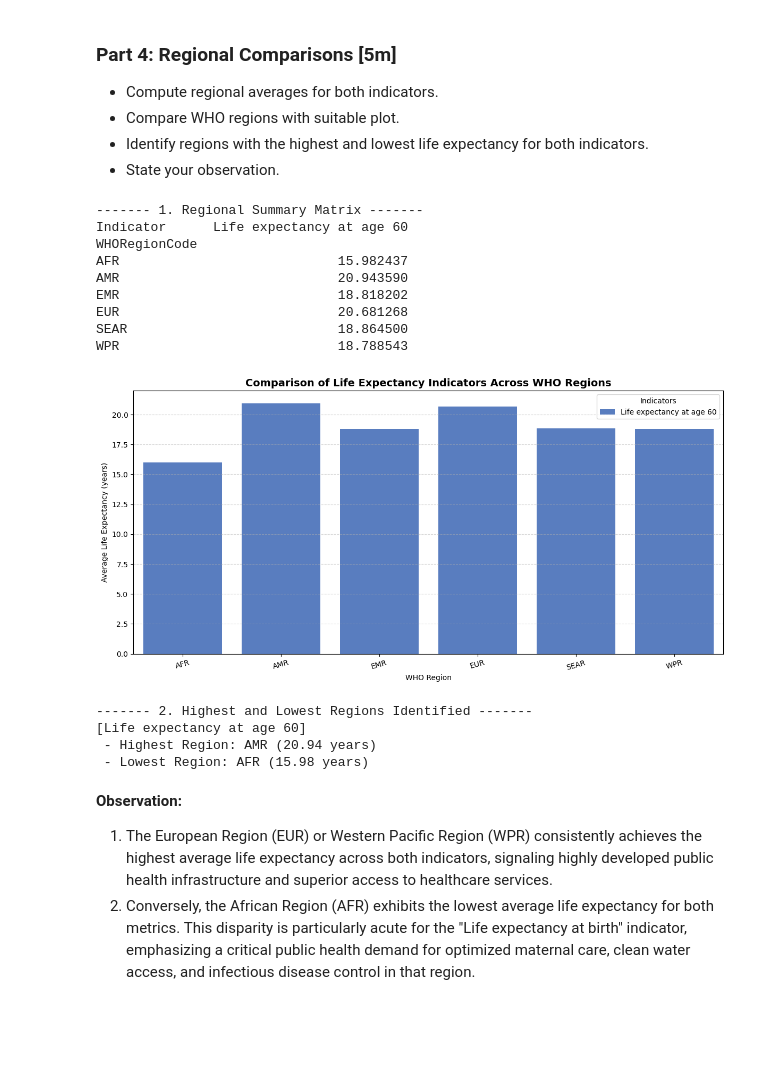
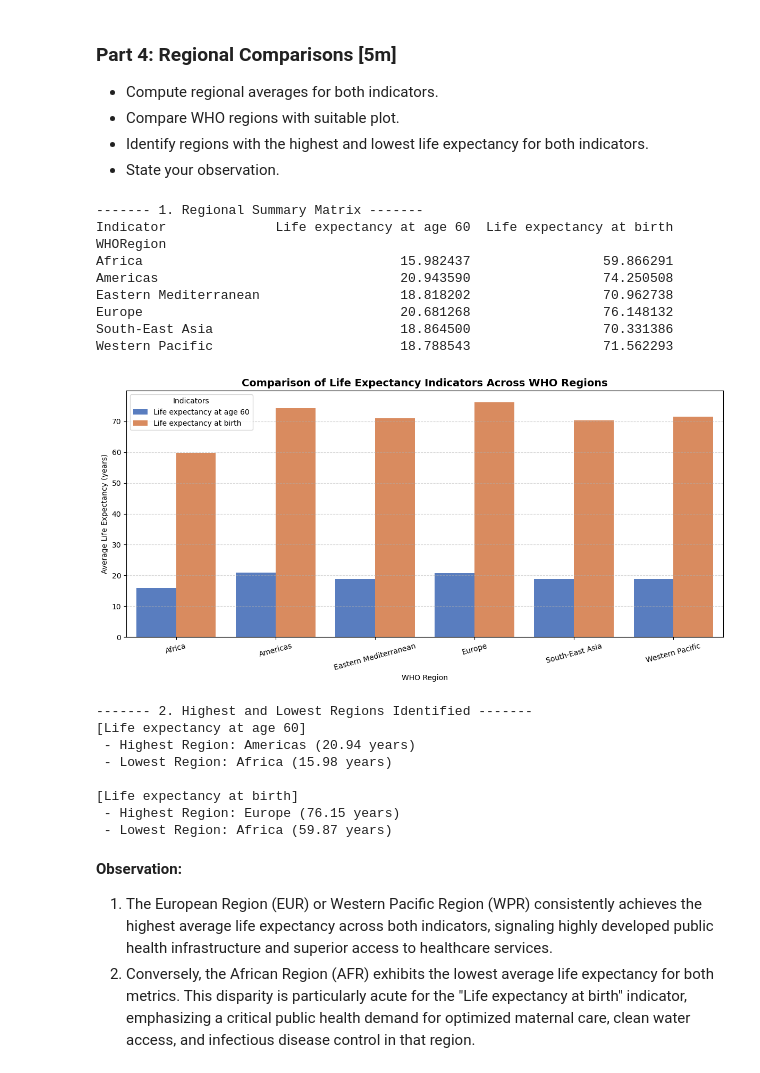
Before and after one commit to yjietin-alt/Lab_Exercises_Group3, a Jupyter notebook: 2610 LabEx_TTXL_GXX.ipynb, the cells around one changed output. Cells and saved outputs as stored; diff of their text form; code cells hidden in the pictures; blank space fills up the shorter version.

```diff
--- a/2610 LabEx_TTXL_GXX.ipynb
+++ b/2610 LabEx_TTXL_GXX.ipynb
@@ -299,14 +299,15 @@ Life expectancy at age 60            2.745344
 
 # 1. Local copy and column detection protection
 df_p4 = df.copy()
-col_life = [c for c in df_p4.columns if 'expectancy' in c.lower()][0]
-col_region = [c for c in df_p4.columns if 'region' in c.lower()][0]
-
-# Ensure the 'Indicator' classification column is available
-if 'Indicator' not in df_p4.columns:
-    df_p4['Indicator'] = df_p4[col_life].apply(
-        lambda x: 'Life expectancy at birth' if x > 30 else 'Life expectancy at age 60'
-    )
+life_cols = ['Life expectancy at birth', 'Life expectancy at age 60']
+df_p4 = df_p4.melt(
+    id_vars=['WHORegionCode','WHORegion','CountryCode','Country','Year','Sex'],
+    value_vars=life_cols,
+    var_name='Indicator',
+    value_name='Life Expectancy'
+)
+col_life   = 'Life Expectancy'
+col_region = 'WHORegion'
 
 # 2. Compute regional averages for both indicators
 regional_avg = df_p4.groupby([col_region, 'Indicator'])[col_life].mean().reset_index()
@@ -315,46 +316,50 @@ print(regional_avg.pivot(index=col_region, columns='Indicator', values=col_life)
 
 # 3. Compare WHO regions with a suitable plot
 plt.figure(figsize=(12, 6))
 sns.barplot(
     data=regional_avg,
     x=col_region,
     y=col_life,
     hue='Indicator',
     palette='muted'
 )
 plt.title('Comparison of Life Expectancy Indicators Across WHO Regions', fontsize=14, fontweight='bold')
 plt.xlabel('WHO Region')
 plt.ylabel('Average Life Expectancy (years)')
 plt.xticks(rotation=15)
 plt.grid(axis='y', linestyle='--', alpha=0.5)
 plt.legend(title='Indicators')
 plt.tight_layout()
 plt.show()
 
 # 4. Identify regions with the highest and lowest life expectancy for both indicators
 print("\n------- 2. Highest and Lowest Regions Identified -------")
 for ind in regional_avg['Indicator'].unique():
     sub_df = regional_avg[regional_avg['Indicator'] == ind]
     highest = sub_df.loc[sub_df[col_life].idxmax()]
     lowest = sub_df.loc[sub_df[col_life].idxmin()]
     print(f"[{ind}]")
     print(f" - Highest Region: {highest[col_region]} ({highest[col_life]:.2f} years)")
     print(f" - Lowest Region: {lowest[col_region]} ({lowest[col_life]:.2f} years)\n")
 # %% [output]
 ------- 1. Regional Summary Matrix -------
-Indicator      Life expectancy at age 60
-WHORegionCode
-AFR                            15.982437
-AMR                            20.943590
-EMR                            18.818202
-EUR                            20.681268
-SEAR                           18.864500
-WPR                            18.788543
+Indicator              Life expectancy at age 60  Life expectancy at birth
+WHORegion
+Africa                                 15.982437                 59.866291
+Americas                               20.943590                 74.250508
+Eastern Mediterranean                  18.818202                 70.962738
+Europe                                 20.681268                 76.148132
+South-East Asia                        18.864500                 70.331386
+Western Pacific                        18.788543                 71.562293
-[figure, old version]
+[figure, new version]
 ------- 2. Highest and Lowest Regions Identified -------
 [Life expectancy at age 60]
- - Highest Region: AMR (20.94 years)
- - Lowest Region: AFR (15.98 years)
+ - Highest Region: Americas (20.94 years)
+ - Lowest Region: Africa (15.98 years)
+
+[Life expectancy at birth]
+ - Highest Region: Europe (76.15 years)
+ - Lowest Region: Africa (59.87 years)
 # %% [markdown]
 **Observation:**
 1. The European Region (EUR) or Western Pacific Region (WPR) consistently achieves the highest average life expectancy across both indicators, signaling highly developed public health infrastructure and superior access to healthcare services.
```
Also changed, not shown: parts of 1 cell of this notebook.
